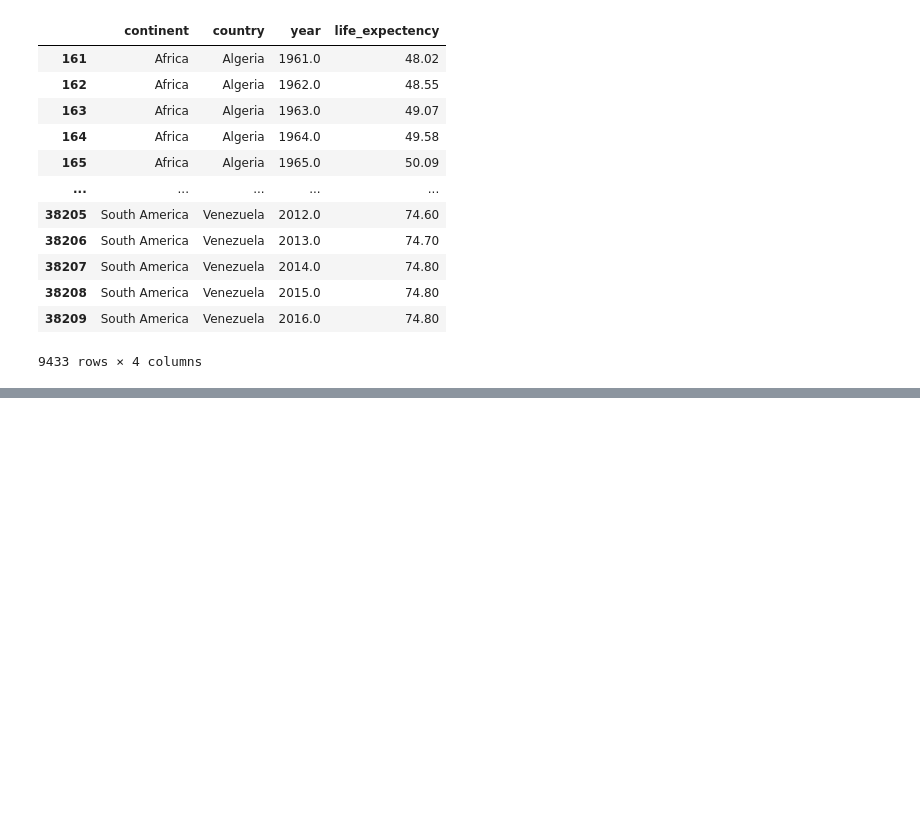
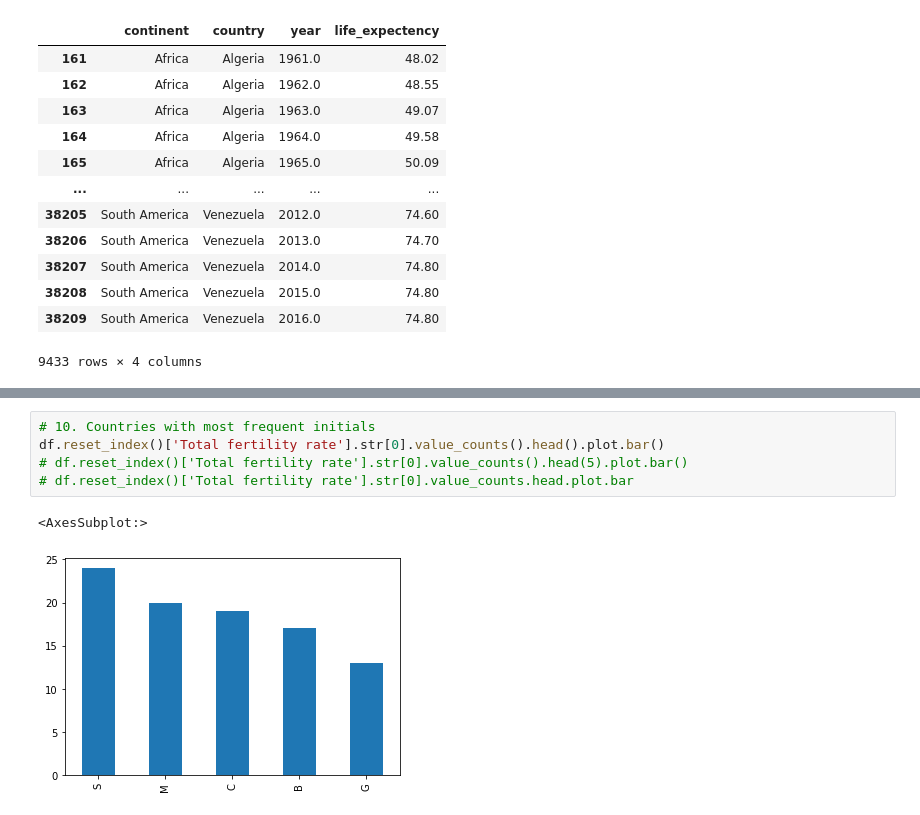
Before and after one commit to greentopsecret/random-forest-fennel-student-code, a Jupyter notebook: week_01/1.9-data-wrangling.ipynb, the cells around one changed output, grey strips where cells are left out. Saved outputs shown, nothing was run; the diff lists cells and outputs as text; blank space fills up the shorter version.

```diff
--- a/week_01/1.9-data-wrangling.ipynb
+++ b/week_01/1.9-data-wrangling.ipynb
@@ -182,0 +303,8 @@ merged_df
+# %%
+# 10. Countries with most frequent initials
+df.reset_index()['Total fertility rate'].str[0].value_counts().head().plot.bar()
+# df.reset_index()['Total fertility rate'].str[0].value_counts().head(5).plot.bar()
+# df.reset_index()['Total fertility rate'].str[0].value_counts.head.plot.bar
+# %% [output]
+<AxesSubplot:>
+[figure, added]
```
Also changed, not shown: parts of 14 cells of this notebook, 2 other files.
